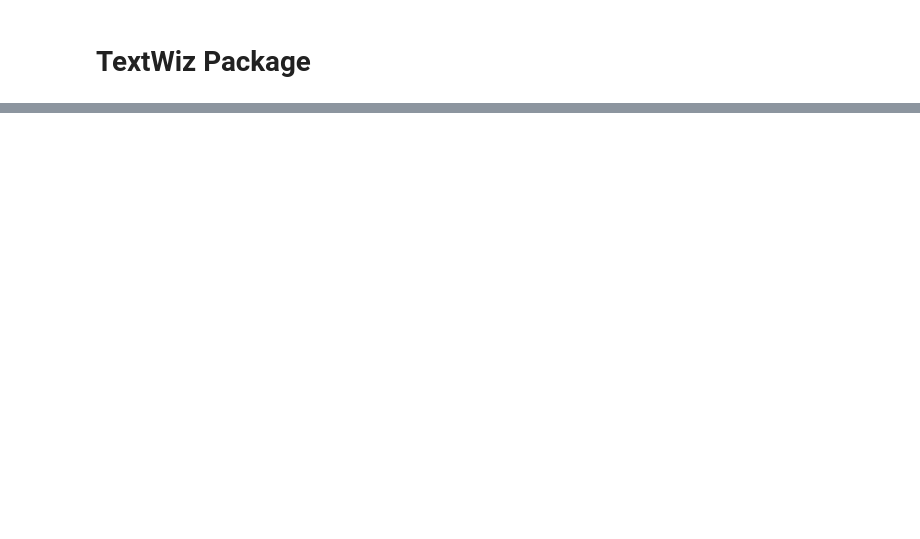
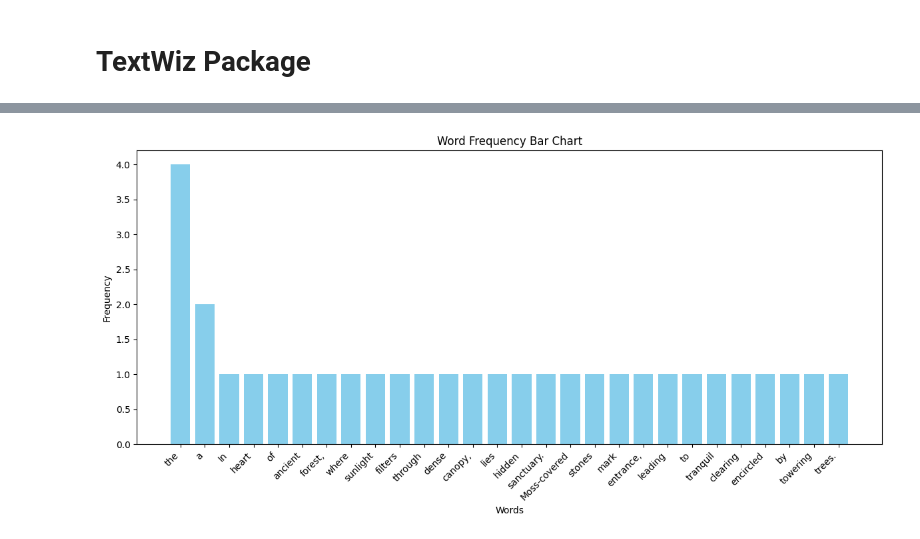
Before and after one commit to mfarmalkhan/python_package, a Jupyter notebook: docs/source/notebooks/usage_example.ipynb, the cells around one changed output, grey strips where cells are left out. Saved outputs shown, nothing was run; the diff lists cells and outputs as text; code cells hidden in the pictures; blank space fills up the shorter version.

```diff
--- a/docs/source/notebooks/usage_example.ipynb
+++ b/docs/source/notebooks/usage_example.ipynb
@@ -99,0 +109,5 @@ visualizer.bar_chart(text)
+# %%
+# Bar chart
+visualizer.bar_chart(text_vis)
+# %% [output]
+[figure, added]
```
Also changed, not shown: parts of 8 cells of this notebook.
